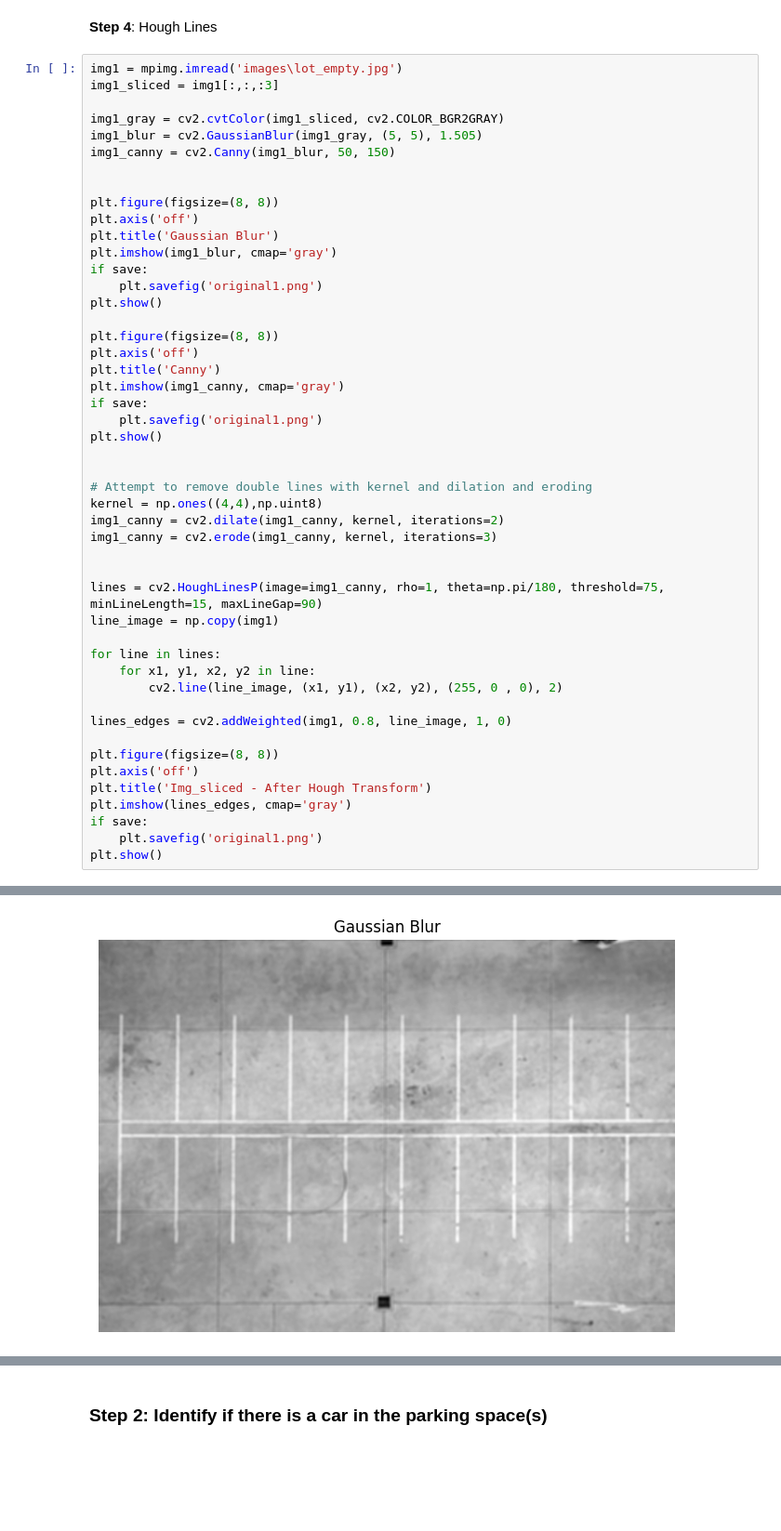
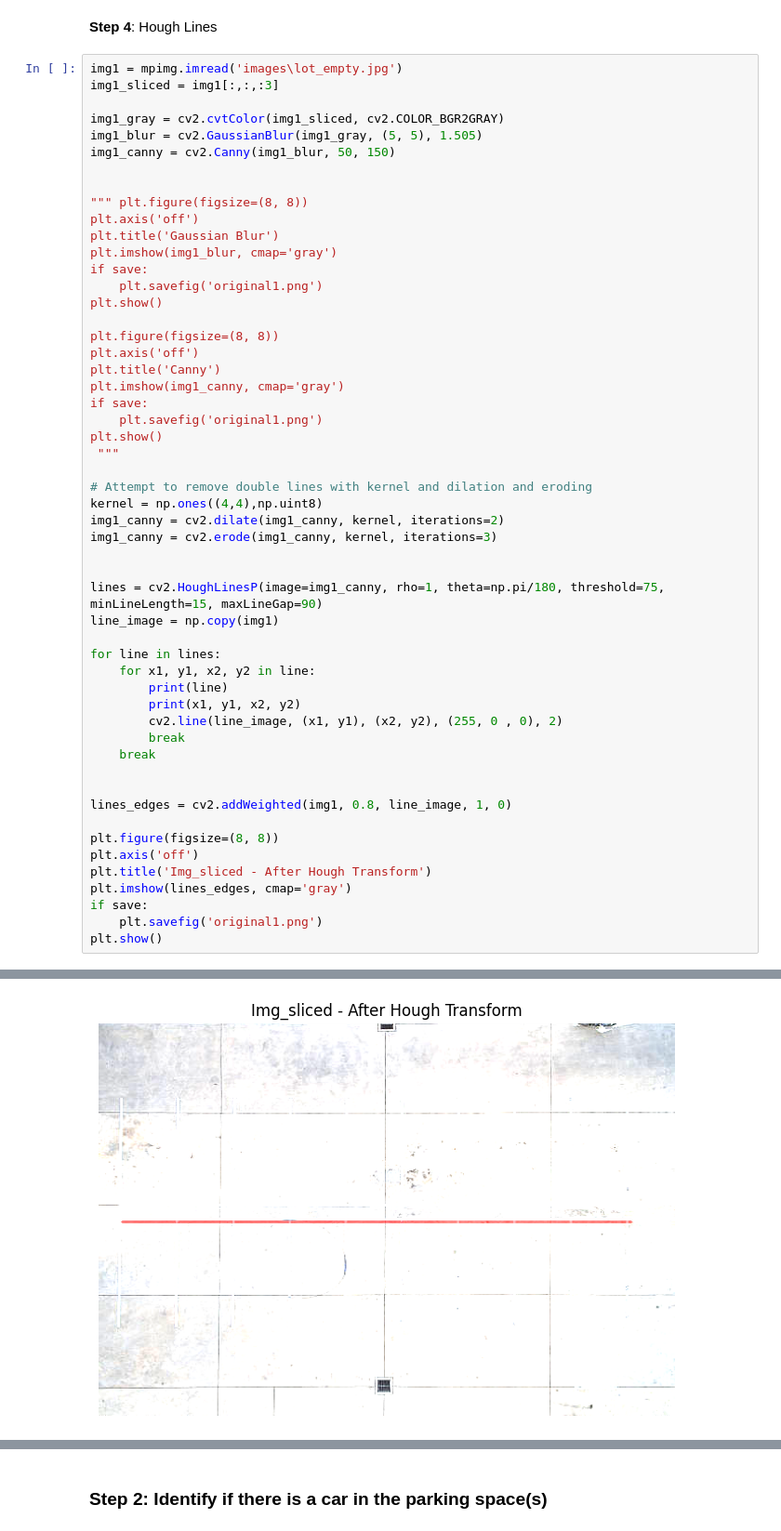
Before and after one commit to Kxushik/LotScan, a Jupyter notebook: lotscan.ipynb, the cells around one changed output, grey strips where cells are left out. Shown: that part at 93% size. Saved outputs shown, nothing was run; the diff lists cells and outputs as text; blank space fills up the shorter version.

Commit message:
Breaking down line by line for coordinating

```diff
--- a/lotscan.ipynb
+++ b/lotscan.ipynb
@@ -26,7 +26,7 @@ img1_blur = cv2.GaussianBlur(img1_gray, (5, 5), 1.505)
 img1_canny = cv2.Canny(img1_blur, 50, 150)
 
 
-plt.figure(figsize=(8, 8))
+""" plt.figure(figsize=(8, 8))
 plt.axis('off')
 plt.title('Gaussian Blur')
 plt.imshow(img1_blur, cmap='gray')
@@ -41,7 +41,7 @@ plt.imshow(img1_canny, cmap='gray')
 if save:
     plt.savefig('original1.png')
 plt.show()
-
+ """
 
 # Attempt to remove double lines with kernel and dilation and eroding
 kernel = np.ones((4,4),np.uint8)
@@ -54,7 +54,12 @@ line_image = np.copy(img1)
 
 for line in lines:
     for x1, y1, x2, y2 in line:
+        print(line)
+        print(x1, y1, x2, y2)
         cv2.line(line_image, (x1, y1), (x2, y2), (255, 0 , 0), 2)
+        break
+    break
+
 
 lines_edges = cv2.addWeighted(img1, 0.8, line_image, 1, 0)
 
@@ -69 +75 @@ plt.show()
-[figure, old version]
+[figure, new version]
```
Also changed, not shown: parts of 1 cell of this notebook.
